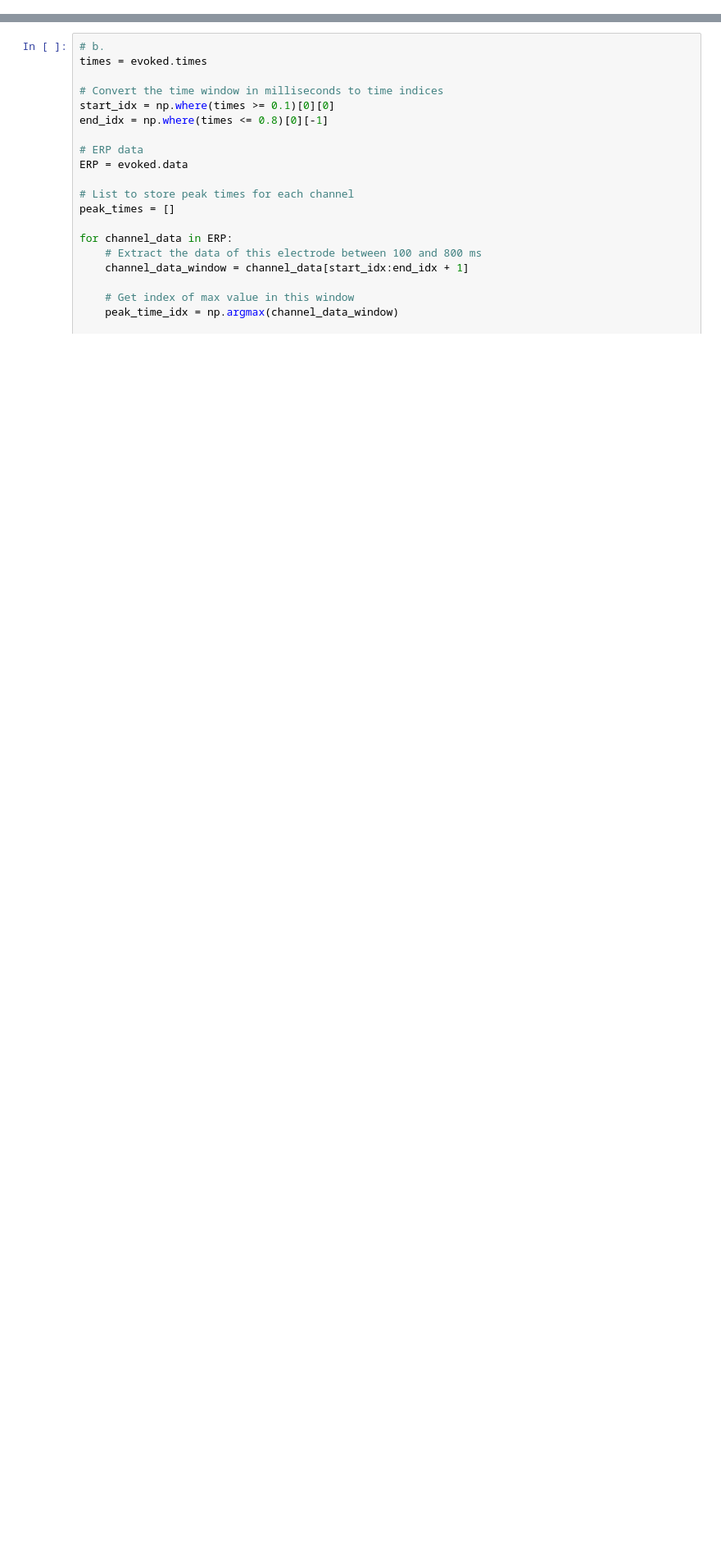
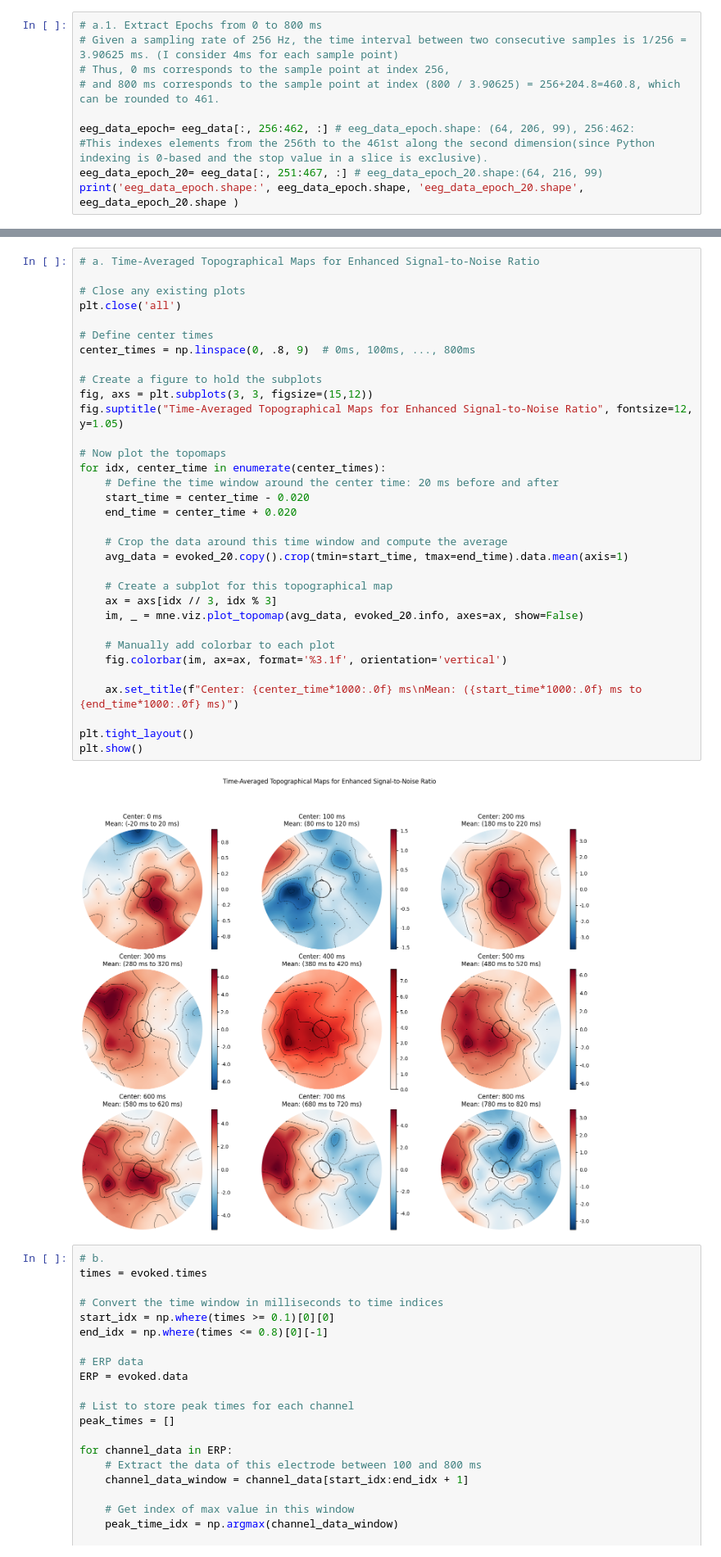
Before and after one commit to maryamnorouzi/Brain-Signal-Processing-, a Jupyter notebook: Brain Signal processing/hw1/hw1.ipynb, the cells around one changed output, grey strips where cells are left out. Shown at 82% size. Saved outputs shown, nothing was run; the diff lists cells and outputs as text; blank space fills up the shorter version.

```diff
--- a/Brain Signal processing/hw1/hw1.ipynb
+++ b/Brain Signal processing/hw1/hw1.ipynb
@@ -73,0 +46,10 @@ plt.show()
+# %%
+# a.1. Extract Epochs from 0 to 800 ms
+# Given a sampling rate of 256 Hz, the time interval between two consecutive samples is 1/256 = 3.90625 ms. (I consider 4ms for each sample point)
+# Thus, 0 ms corresponds to the sample point at index 256,
+# and 800 ms corresponds to the sample point at index (800 / 3.90625) = 256+204.8=460.8, which can be rounded to 461.
+
+eeg_data_epoch= eeg_data[:, 256:462, :] # eeg_data_epoch.shape: (64, 206, 99), 256:462:
+#This indexes elements from the 256th to the 461st along the second dimension(since Python indexing is 0-based and the stop value in a slice is exclusive).
+eeg_data_epoch_20= eeg_data[:, 251:467, :] # eeg_data_epoch_20.shape:(64, 216, 99)
+print('eeg_data_epoch.shape:', eeg_data_epoch.shape, 'eeg_data_epoch_20.shape', eeg_data_epoch_20.shape )
@@ -74,3 +82,38 @@ plt.show()
+# %%
+# a. Time-Averaged Topographical Maps for Enhanced Signal-to-Noise Ratio
+
+# Close any existing plots
+plt.close('all')
+
+# Define center times
+center_times = np.linspace(0, .8, 9)  # 0ms, 100ms, ..., 800ms
+
+# Create a figure to hold the subplots
+fig, axs = plt.subplots(3, 3, figsize=(15,12))
+fig.suptitle("Time-Averaged Topographical Maps for Enhanced Signal-to-Noise Ratio", fontsize=12, y=1.05)
+
+# Now plot the topomaps
+for idx, center_time in enumerate(center_times):
+    # Define the time window around the center time: 20 ms before and after
+    start_time = center_time - 0.020
+    end_time = center_time + 0.020
+
+    # Crop the data around this time window and compute the average
+    avg_data = evoked_20.copy().crop(tmin=start_time, tmax=end_time).data.mean(axis=1)
+
+    # Create a subplot for this topographical map
+    ax = axs[idx // 3, idx % 3]
+    im, _ = mne.viz.plot_topomap(avg_data, evoked_20.info, axes=ax, show=False)
+
+    # Manually add colorbar to each plot
+    fig.colorbar(im, ax=ax, format='%3.1f', orientation='vertical')
+
+    ax.set_title(f"Center: {center_time*1000:.0f} ms\nMean: ({start_time*1000:.0f} ms to {end_time*1000:.0f} ms)")
+
+plt.tight_layout()
+plt.show()
+# %% [output]
+[figure, added]
 # %%
 # b.
 times = evoked.times
```
Also changed, not shown: parts of 5 cells of this notebook, 2 other files.
